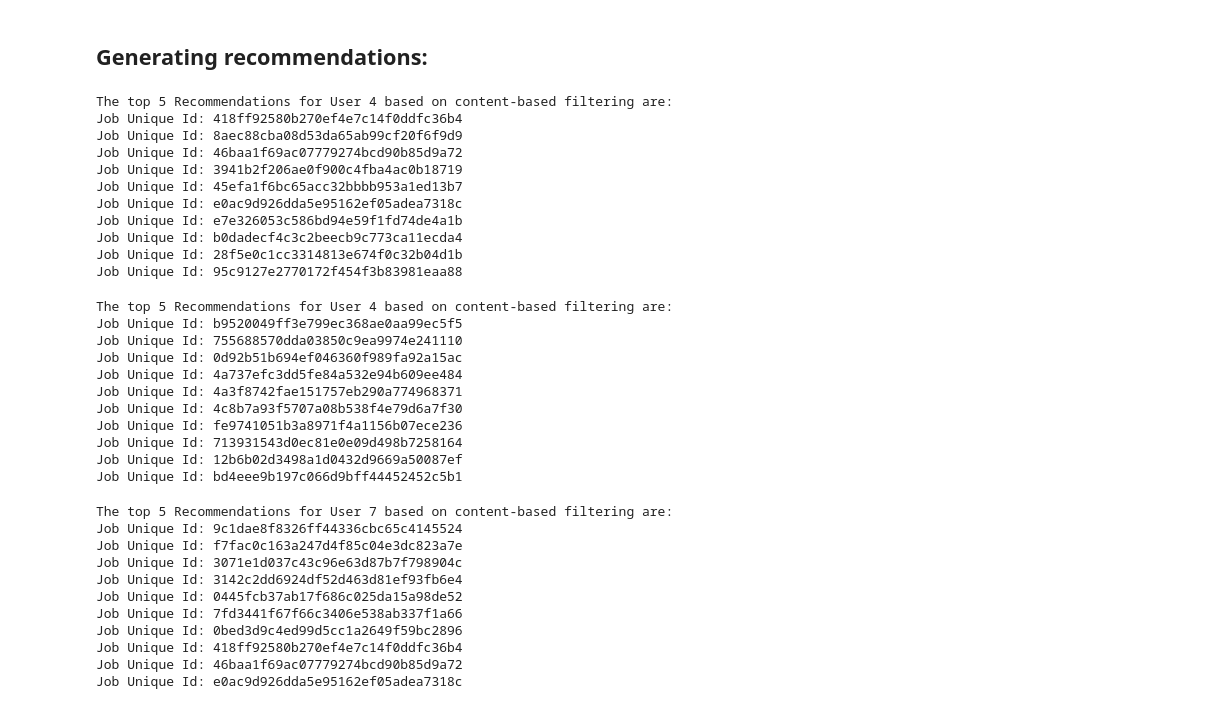
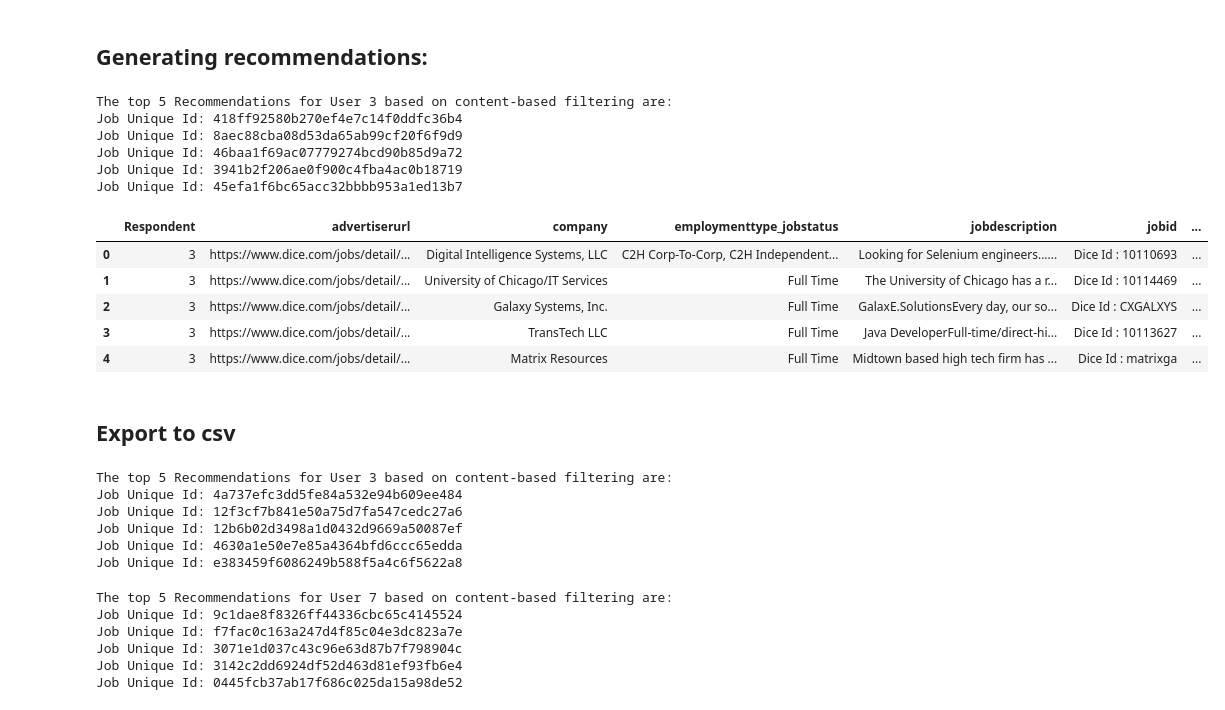
Before and after one commit to tambeani/INFO7370---ADS_Final-Project, a Jupyter notebook: INFO7390 - Content-Based Filtering.ipynb, the cells around one changed output. Saved outputs shown, nothing was run; the diff lists cells and outputs as text; code cells hidden in the pictures.

```diff
--- a/INFO7390 - Content-Based Filtering.ipynb
+++ b/INFO7390 - Content-Based Filtering.ipynb
@@ -175,11 +175,11 @@ class job_postings:
             self.user_database=userdatabases
         matches=sorted(matches.items(),key=lambda x:x[1],reverse=True)
 
-        recommendations=matches[:10]
+        recommendations=matches[:5]
         print("The top 5 Recommendations for User",user_id,"based on content-based filtering are:")
 
         # Recommendation dataframe
-        '''ls = ['Respondent']
+        ls = ['Respondent']
         for col in jobs.columns:
             ls.append(col)
         rows=pd.DataFrame(columns=ls)
@@ -189,6 +189,7 @@ class job_postings:
             row.loc[count,'Respondent'] = user_id
             for col in jobs.columns:
                 row[col] = jobs[jobs['uniq_id']==i[0]][col]
+                #row[col] = self.df2[self.df2['uniq_id']==i[0]][col]
 
             #row=self.df2[self.df2['uniq_id']==i[0]]
             #rows[count]=np.asarray(row.values.T.tolist()[0])
@@ -196,28 +197,34 @@ class job_postings:
             row=pd.DataFrame(columns=ls)
             count=count+1
             #print(row)
-        return rows
-        return recommendations'''
+        #return rows
+        #return recommendations
         for i in recommendations:
             print('Job Unique Id:',i[0])
-        return recommendations
+        return rows,recommendations
 # %%
 obj=job_postings("./dataset/dice_com-job_us_sample.csv")
 # %% [markdown]
 ## Generating recommendations:
 # %%
 # For user = 4 & parameter for alpha=0.0 & beta=1.0
-user_id = 4
-rows=obj.match_profile("./dataset/",user_id,alpha=0.0,beta=1.0)
+user_id = 3
+rows,recommendations = obj.match_profile("./dataset/",user_id,alpha=0.0,beta=1.0)
 # %% [output]
-The top 5 Recommendations for User 4 based on content-based filtering are:
+The top 5 Recommendations for User 3 based on content-based filtering are:
 Job Unique Id: 418ff92580b270ef4e7c14f0ddfc36b4
 Job Unique Id: 8aec88cba08d53da65ab99cf20f6f9d9
 Job Unique Id: 46baa1f69ac07779274bcd90b85d9a72
 Job Unique Id: 3941b2f206ae0f900c4fba4ac0b18719
 Job Unique Id: 45efa1f6bc65acc32bbbb953a1ed13b7
-Job Unique Id: e0ac9d926dda5e95162ef05adea7318c
-Job Unique Id: e7e326053c586bd94e59f1fd74de4a1b
-Job Unique Id: b0dadecf4c3c2beecb9c773ca11ecda4
-Job Unique Id: 28f5e0c1cc3314813e674f0c32b04d1b
-Job Unique Id: 95c9127e2770172f454f3b83981eaa88
+# %%
+rows.head()
+# %% [output]
+|  | Respondent | advertiserurl | company | employmenttype_jobstatus | jobdescription | jobid | ... |
+| 0 | 3 | https://www.dice.com/jobs/detail/... | Digital Intelligence Systems, LLC | C2H Corp-To-Corp, C2H Independent... | Looking for Selenium engineers...... | Dice Id : 10110693 | ... |
+| 1 | 3 | https://www.dice.com/jobs/detail/... | University of Chicago/IT Services | Full Time | The University of Chicago has a r... | Dice Id : 10114469 | ... |
+| 2 | 3 | https://www.dice.com/jobs/detail/... | Galaxy Systems, Inc. | Full Time | GalaxE.SolutionsEvery day, our so... | Dice Id : CXGALXYS | ... |
+| 3 | 3 | https://www.dice.com/jobs/detail/... | TransTech LLC | Full Time | Java DeveloperFull-time/direct-hi... | Dice Id : 10113627 | ... |
+| 4 | 3 | https://www.dice.com/jobs/detail/... | Matrix Resources | Full Time | Midtown based high tech firm has ... | Dice Id : matrixga | ... |
+# %% [markdown]
+## Export to csv
@@ -224,23 +233,18 @@ Job Unique Id: 95c9127e2770172f454f3b83981eaa88
 # %%
 # For user = 5 & parameter for alpha=0.0 & beta=1.0
-user_id = 4
-rows=obj.match_profile("./dataset/",user_id,alpha=0.7,beta=0.3)
+user_id = 3
+rows,recommendations = obj.match_profile("./dataset/",user_id,alpha=0.7,beta=0.3)
 # %% [output]
-The top 5 Recommendations for User 4 based on content-based filtering are:
-Job Unique Id: b9520049ff3e799ec368ae0aa99ec5f5
-Job Unique Id: 755688570dda03850c9ea9974e241110
-Job Unique Id: 0d92b51b694ef046360f989fa92a15ac
+The top 5 Recommendations for User 3 based on content-based filtering are:
 Job Unique Id: 4a737efc3dd5fe84a532e94b609ee484
-Job Unique Id: 4a3f8742fae151757eb290a774968371
-Job Unique Id: 4c8b7a93f5707a08b538f4e79d6a7f30
-Job Unique Id: fe9741051b3a8971f4a1156b07ece236
-Job Unique Id: 713931543d0ec81e0e09d498b7258164
+Job Unique Id: 12f3cf7b841e50a75d7fa547cedc27a6
 Job Unique Id: 12b6b02d3498a1d0432d9669a50087ef
-Job Unique Id: bd4eee9b197c066d9bff44452452c5b1
+Job Unique Id: 4630a1e50e7e85a4364bfd6ccc65edda
+Job Unique Id: e383459f6086249b588f5a4c6f5622a8
 # %%
 # For user = 5 & parameter for alpha=0.0 & beta=1.0
 user_id = 7
-rows=obj.match_profile("./dataset/",user_id,alpha=0.001,beta=0.999)
+rows,recommendations = obj.match_profile("./dataset/",user_id,alpha=0.001,beta=0.999)
 # %% [output]
 The top 5 Recommendations for User 7 based on content-based filtering are:
 Job Unique Id: 9c1dae8f8326ff44336cbc65c4145524
@@ -248,8 +252,3 @@ Job Unique Id: f7fac0c163a247d4f85c04e3dc823a7e
 Job Unique Id: 3071e1d037c43c96e63d87b7f798904c
 Job Unique Id: 3142c2dd6924df52d463d81ef93fb6e4
 Job Unique Id: 0445fcb37ab17f686c025da15a98de52
-Job Unique Id: 7fd3441f67f66c3406e538ab337f1a66
-Job Unique Id: 0bed3d9c4ed99d5cc1a2649f59bc2896
-Job Unique Id: 418ff92580b270ef4e7c14f0ddfc36b4
-Job Unique Id: 46baa1f69ac07779274bcd90b85d9a72
-Job Unique Id: e0ac9d926dda5e95162ef05adea7318c
```
Also changed, not shown: parts of 1 cell of this notebook, 3 other files.
